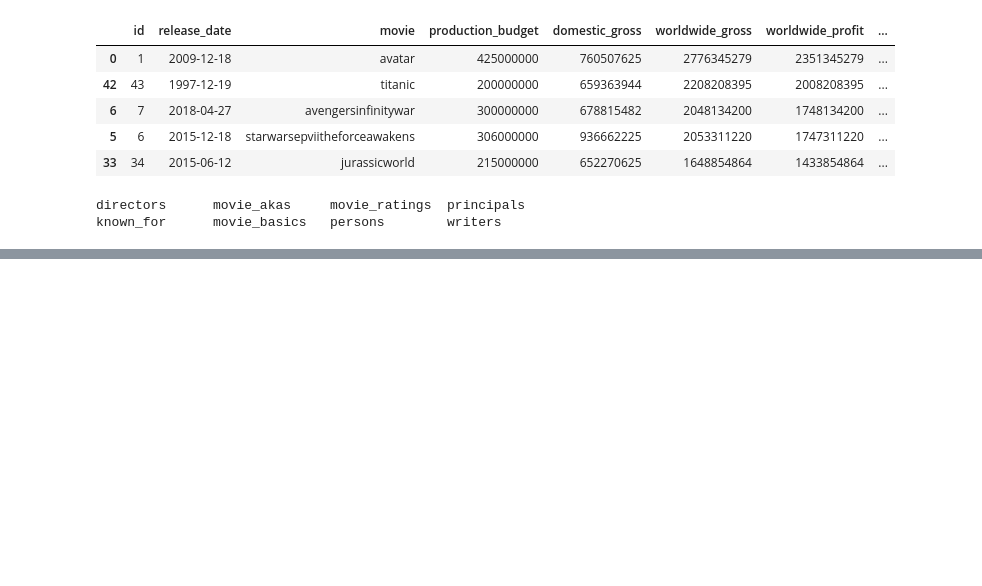
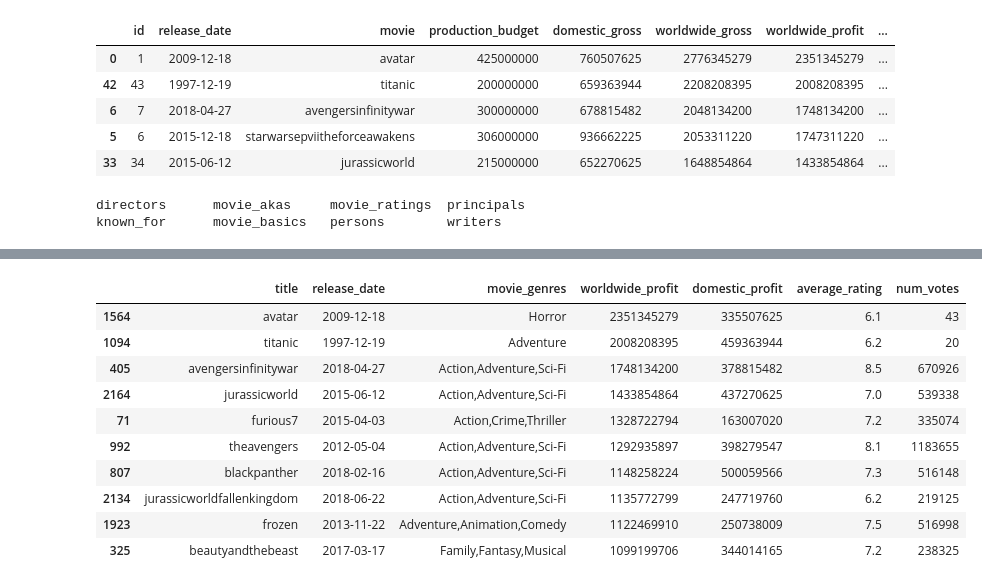
Before and after one commit to mastergrumpus/movie_analysis, a Jupyter notebook: movie_analysis.ipynb, the cells around one changed output, grey strips where cells are left out. Drawn from its saved outputs; the diff is of its cells as text; code cells hidden in the pictures; blank space fills up the shorter version.

Commit message:
Added code to display ordered values for profits and reviews and calculated the average profit for each genre

```diff
--- a/movie_analysis.ipynb
+++ b/movie_analysis.ipynb
@@ -206,0 +258,16 @@ memory usage: 97.4+ KB
+# %%
+#Ordered by worldwide profit
+df_ww = df.sort_values(by = 'worldwide_profit', ascending = False)
+df_ww.head(10)
+# %% [output]
+|  | title | release_date | movie_genres | worldwide_profit | domestic_profit | average_rating | num_votes |
+| 1564 | avatar | 2009-12-18 | Horror | 2351345279 | 335507625 | 6.1 | 43 |
+| 1094 | titanic | 1997-12-19 | Adventure | 2008208395 | 459363944 | 6.2 | 20 |
+| 405 | avengersinfinitywar | 2018-04-27 | Action,Adventure,Sci-Fi | 1748134200 | 378815482 | 8.5 | 670926 |
+| 2164 | jurassicworld | 2015-06-12 | Action,Adventure,Sci-Fi | 1433854864 | 437270625 | 7.0 | 539338 |
+| 71 | furious7 | 2015-04-03 | Action,Crime,Thriller | 1328722794 | 163007020 | 7.2 | 335074 |
+| 992 | theavengers | 2012-05-04 | Action,Adventure,Sci-Fi | 1292935897 | 398279547 | 8.1 | 1183655 |
+| 807 | blackpanther | 2018-02-16 | Action,Adventure,Sci-Fi | 1148258224 | 500059566 | 7.3 | 516148 |
+| 2134 | jurassicworldfallenkingdom | 2018-06-22 | Action,Adventure,Sci-Fi | 1135772799 | 247719760 | 6.2 | 219125 |
+| 1923 | frozen | 2013-11-22 | Adventure,Animation,Comedy | 1122469910 | 250738009 | 7.5 | 516998 |
+| 325 | beautyandthebeast | 2017-03-17 | Family,Fantasy,Musical | 1099199706 | 344014165 | 7.2 | 238325 |
```
Also changed, not shown: parts of 13 cells of this notebook.
